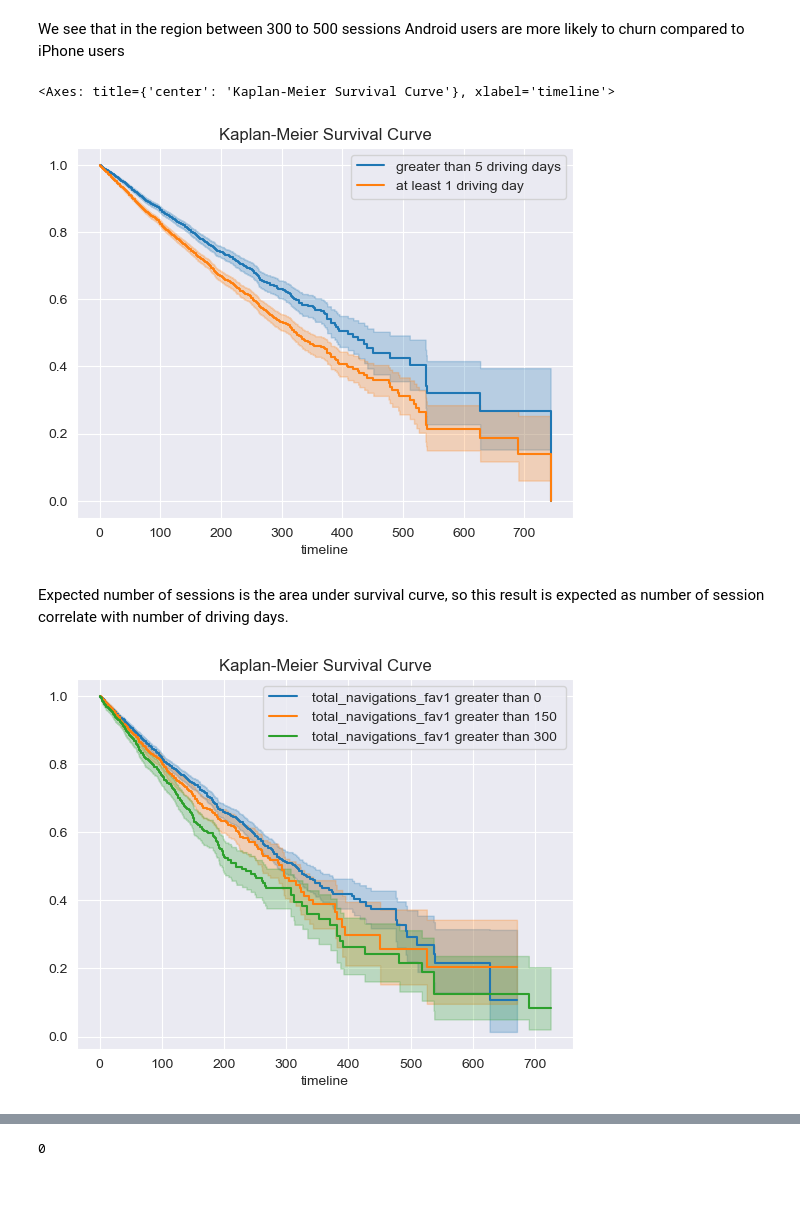
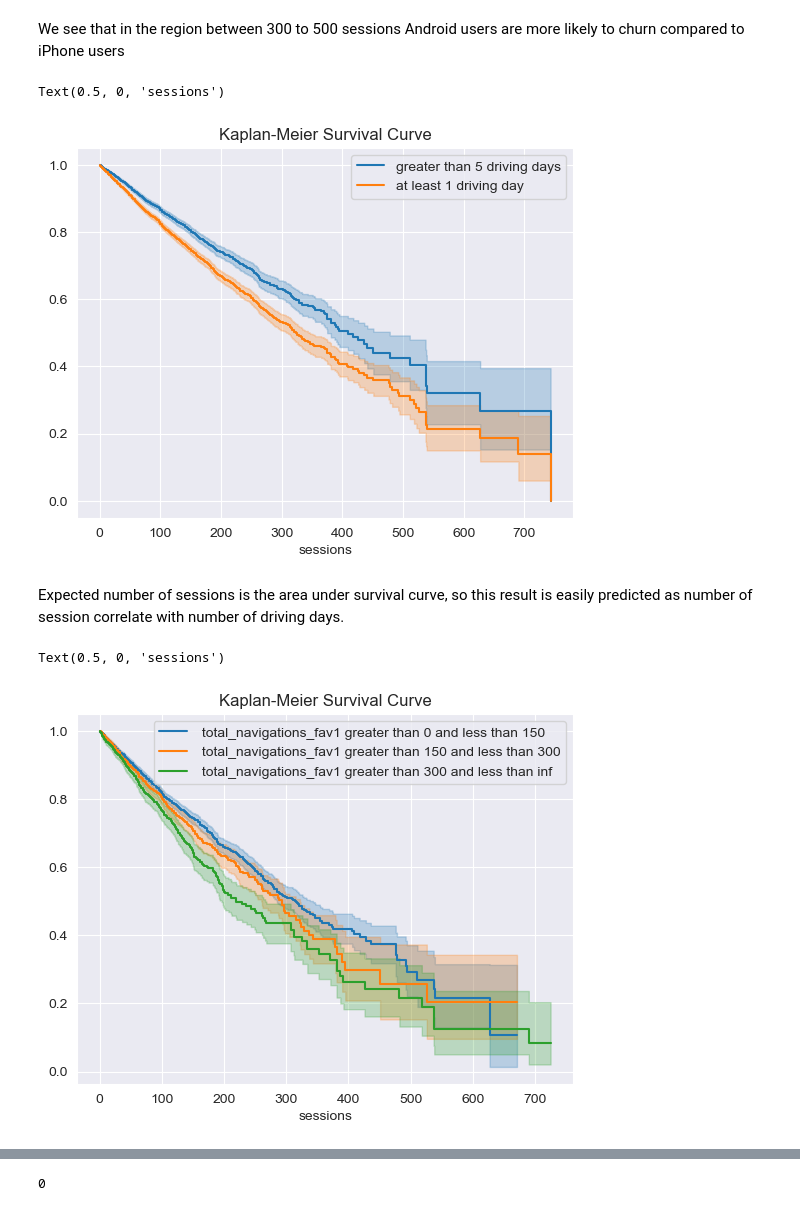
Before and after one commit to point-de-vyu/data-analytics-projects, a Jupyter notebook: Waze_predicting_user_churn/1. Exploratory_data_analysis.ipynb, the cells around one changed output, grey strips where cells are left out. Drawn from its saved outputs; the diff is of its cells as text; code cells hidden in the pictures.

```diff
--- a/Waze_predicting_user_churn/1. Exploratory_data_analysis.ipynb
+++ b/Waze_predicting_user_churn/1. Exploratory_data_analysis.ipynb
@@ -550,7 +557,7 @@ df['label']=df['label'].map({'retained': 0, 'churned': 1}).astype(float)
 # %%
-df=df.dropna()
 T=df['total_sessions']
-C=df['label'].map({'retained': 0, 'churned': 1}).astype(float)
-df['label']=C
+C=df['label'].astype(float)
 kmf.fit(T,C)
+ax= kmf.plot(title='Kaplan-Meier Survival Curve: Population level')
+ax.set_xlabel('total_sessions')
 # %% [output]
@@ -590,32 +594,35 @@ cat = 'sessions'
 T=And[cat]
 C=And['label'].astype(float)
 kmf.fit(T,C)
-kmf.plot(title='Kaplan-Meier Survival Curve', label = "greater than 5 driving days")
+ax = kmf.plot(title='Kaplan-Meier Survival Curve', label = "greater than 5 driving days")
 T=iph[cat]
 C=iph['label'].astype(float)
 kmf.fit(T,C)
-kmf.plot(title='Kaplan-Meier Survival Curve',label = "at least 1 driving day")
+ax = kmf.plot(title='Kaplan-Meier Survival Curve',label = "at least 1 driving day")
+ax.set_xlabel('sessions')
 # %% [output]
-<Axes: title={'center': 'Kaplan-Meier Survival Curve'}, xlabel='timeline'>
+Text(0.5, 0, 'sessions')
 [figure]
 # %% [markdown]
-Expected number of sessions is the area under survival curve, so this result is expected as number of session correlate with number of driving days.
+Expected number of sessions is the area under survival curve, so this result is easily predicted as number of session correlate with number of driving days.
 # %%
 ax = plt.subplot(111)
 column_name = 'total_navigations_fav1'
 values = [150,300]
 values.insert(0,0)
 values.insert(len(values),np.infty)
 values = [[values[i],values[i+1]] for i in range(len(values)-1)]
 data = []
 for val in values:
     dfr = df[df[ column_name]>val[0]]
     dfr = dfr[dfr[ column_name]<val[1]]
     kmf = KaplanMeierFitter()
     cat = 'sessions'
     T=dfr[cat]
     C=dfr['label'].astype(float)
     kmf.fit(T,C)
-    kmf.plot(title='Kaplan-Meier Survival Curve', label = f" {column_name} greater than {val[0]} ")
+    kmf.plot(title='Kaplan-Meier Survival Curve', label = f" {column_name} greater than {val[0]} and less than {val[1]}",ax=ax)
+ax.set_xlabel('sessions')
 # %% [output]
+Text(0.5, 0, 'sessions')
-[figure, old version]
+[figure, new version]
```
Also changed, not shown: parts of 15 cells of this notebook.
